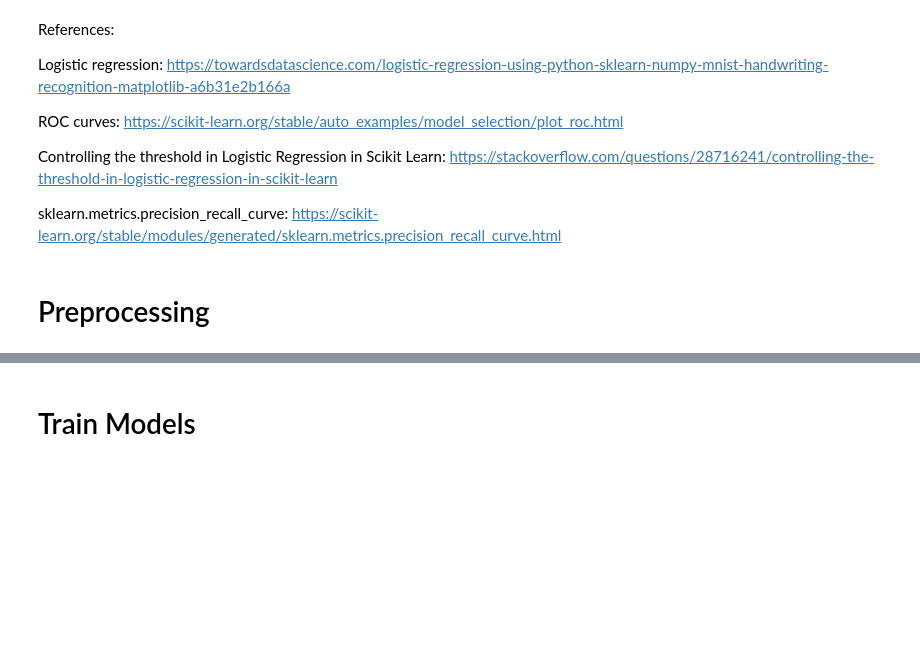
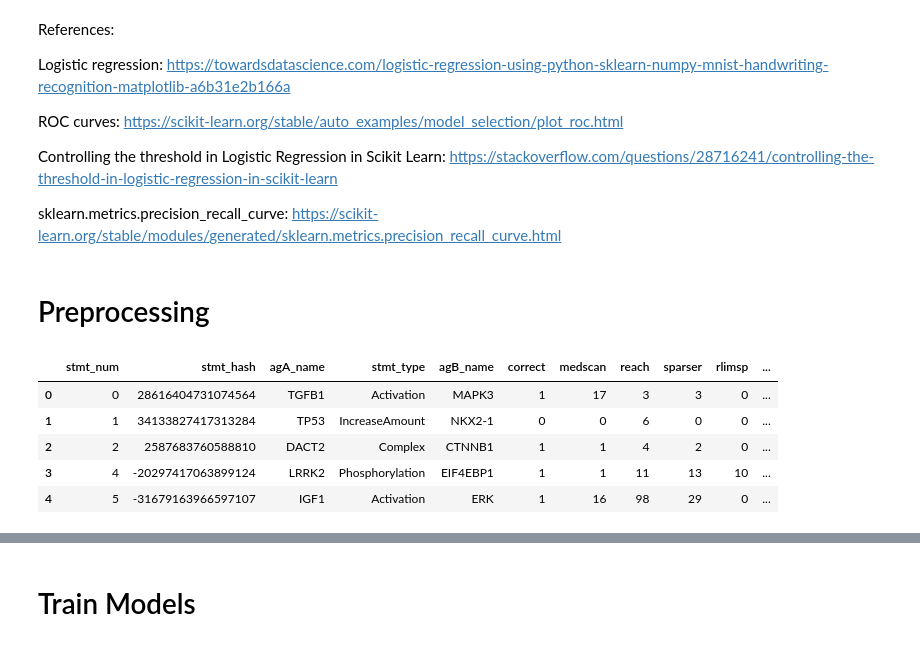
Before and after one commit to sorgerlab/indra_assembly_paper, a Jupyter notebook: Belief Prediction.ipynb, the cells around one changed output, grey strips where cells are left out. Saved outputs shown, nothing was run; the diff lists cells and outputs as text; code cells hidden in the pictures; blank space fills up the shorter version.

```diff
--- a/Belief Prediction.ipynb
+++ b/Belief Prediction.ipynb
@@ -24 +27,19 @@ from sklearn import metrics
+# %%
+# Load and preprocess the KGE/curation dataset
+with open('kge_dataset.pkl', 'rb') as f:
+    kge_dataset = pickle.load(f)
+kge_df = pd.DataFrame.from_records(kge_dataset)
+kge_df = kge_df.fillna(0)
+# Every column except agent names and stmt type should be int
+dtype_dict = {col: 'int64' for col in kge_df.columns
+              if col not in ('agA_name', 'stmt_type', 'agB_name')}
+kge_df = kge_df.astype(dtype_dict)
+kge_df.head()
+# %% [output]
+|  | stmt_num | stmt_hash | agA_name | stmt_type | agB_name | correct | medscan | reach | sparser | rlimsp | ... |
+| 0 | 0 | 28616404731074564 | TGFB1 | Activation | MAPK3 | 1 | 17 | 3 | 3 | 0 | ... |
+| 1 | 1 | 34133827417313284 | TP53 | IncreaseAmount | NKX2-1 | 0 | 0 | 6 | 0 | 0 | ... |
+| 2 | 2 | 2587683760588810 | DACT2 | Complex | CTNNB1 | 1 | 1 | 4 | 2 | 0 | ... |
+| 3 | 4 | -20297417063899124 | LRRK2 | Phosphorylation | EIF4EBP1 | 1 | 1 | 11 | 13 | 10 | ... |
+| 4 | 5 | -31679163966597107 | IGF1 | Activation | ERK | 1 | 16 | 98 | 29 | 0 | ... |
 # %%
```
Also changed, not shown: parts of 19 cells of this notebook.
